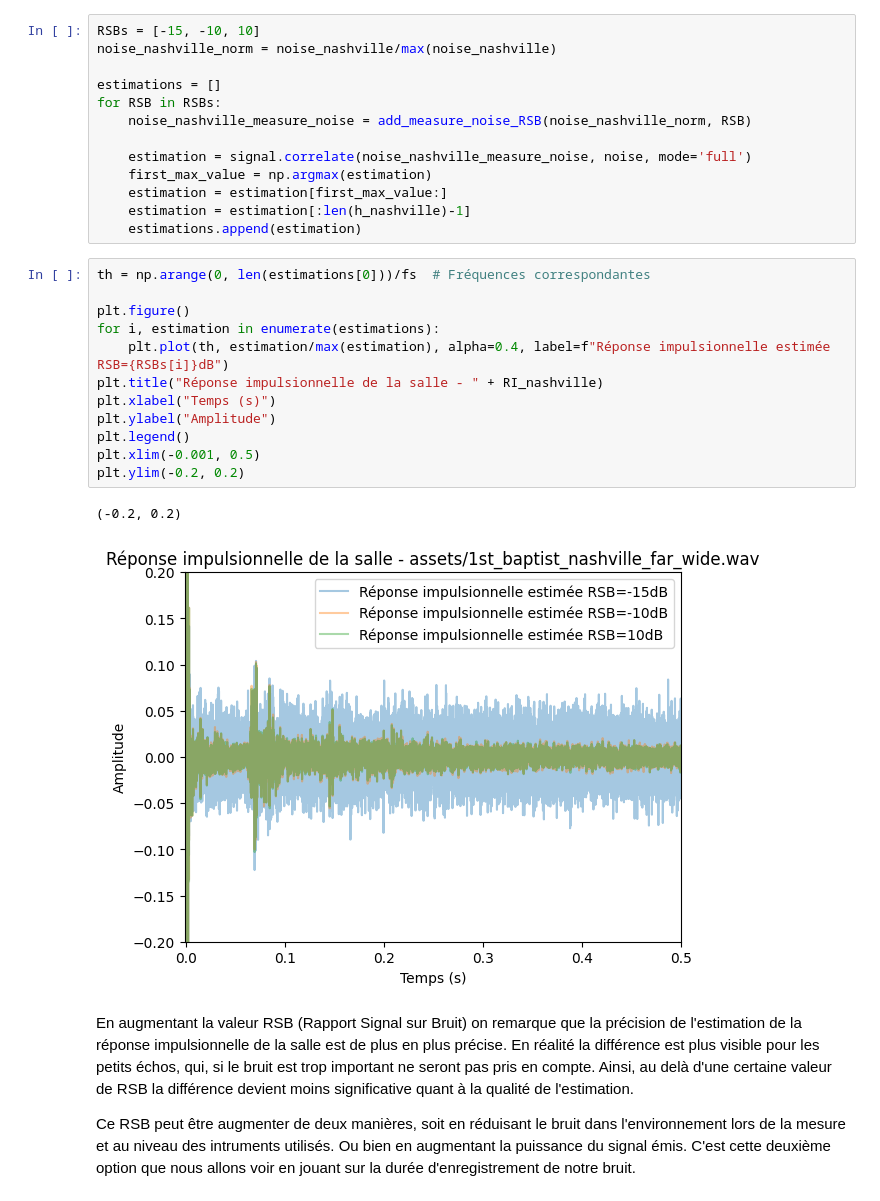
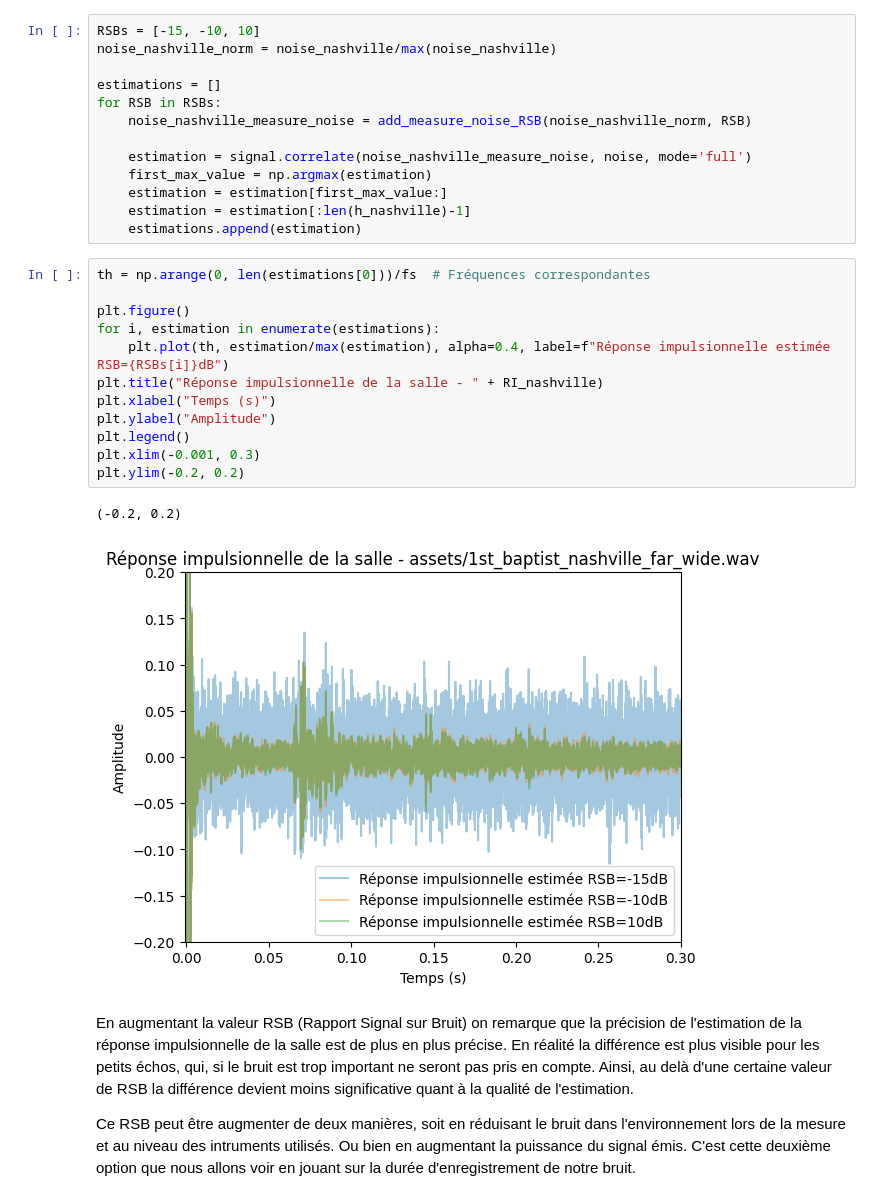
Before and after one commit to Captainfl4me/signal-processing-exp, a Jupyter notebook: Compte_rendu_TP.ipynb, the cells around one changed output. Saved outputs shown, nothing was run; the diff lists cells and outputs as text.

```diff
--- a/Compte_rendu_TP.ipynb
+++ b/Compte_rendu_TP.ipynb
@@ -199,18 +176,18 @@ for RSB in RSBs:
 # %%
 th = np.arange(0, len(estimations[0]))/fs  # Fréquences correspondantes
 
 plt.figure()
 for i, estimation in enumerate(estimations):
     plt.plot(th, estimation/max(estimation), alpha=0.4, label=f"Réponse impulsionnelle estimée RSB={RSBs[i]}dB")
 plt.title("Réponse impulsionnelle de la salle - " + RI_nashville)
 plt.xlabel("Temps (s)")
 plt.ylabel("Amplitude")
 plt.legend()
-plt.xlim(-0.001, 0.5)
+plt.xlim(-0.001, 0.3)
 plt.ylim(-0.2, 0.2)
 # %% [output]
 (-0.2, 0.2)
-[figure, old version]
+[figure, new version]
 # %% [markdown]
 En augmentant la valeur RSB (Rapport Signal sur Bruit) on remarque que la précision de l'estimation de la réponse impulsionnelle de la salle est de plus en plus précise. En réalité la différence est plus visible pour les petits échos, qui, si le bruit est trop important ne seront pas pris en compte. Ainsi, au delà d'une certaine valeur de RSB la différence devient moins significative quant à la qualité de l'estimation.
 
```
Also changed, not shown: parts of 19 cells of this notebook, 6 other files.
